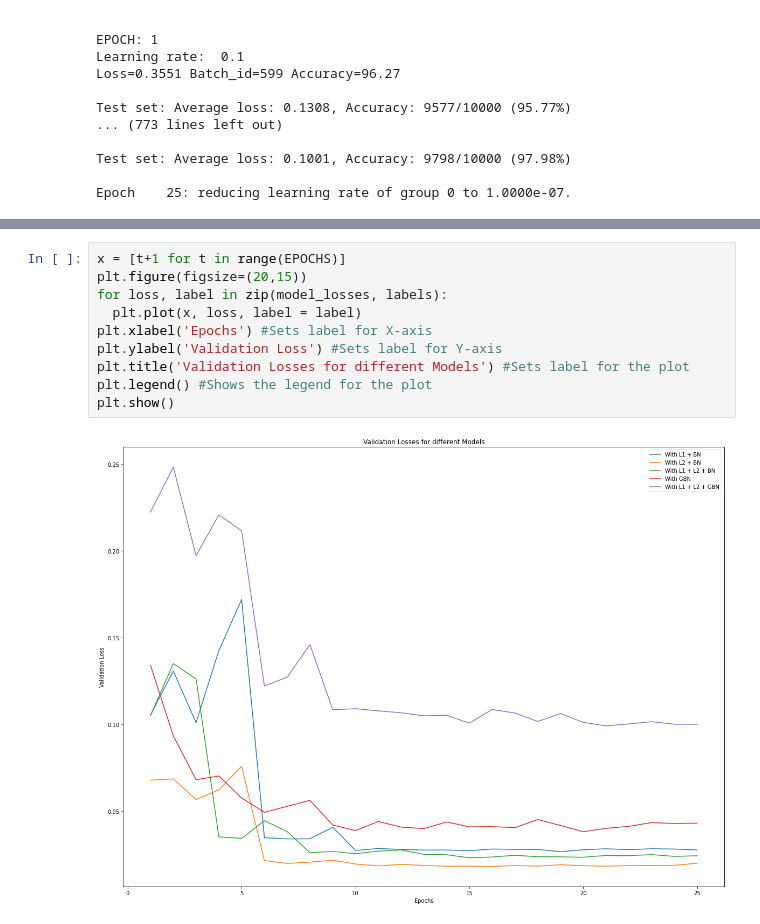
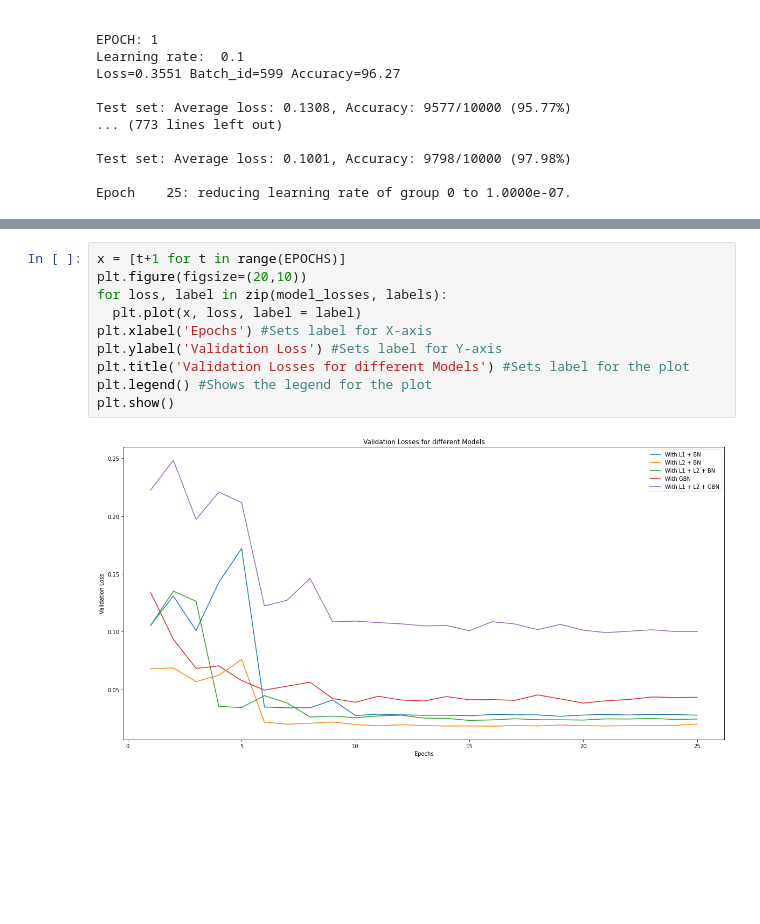
Before and after one commit to AkshitAggarwal/TSAI_EVA5B2_Phase1, a Jupyter notebook: Session_06/S6_Assignment.ipynb, the cells around one changed output, grey strips where cells are left out. Cells and saved outputs as stored; diff of their text form; blank space fills up the shorter version.

```diff
--- a/Session_06/S6_Assignment.ipynb
+++ b/Session_06/S6_Assignment.ipynb
@@ -292,12 +292,12 @@ plt.show()
 # %%
 x = [t+1 for t in range(EPOCHS)]
-plt.figure(figsize=(20,15))
+plt.figure(figsize=(20,10))
 for loss, label in zip(model_losses, labels):
   plt.plot(x, loss, label = label)
 plt.xlabel('Epochs') #Sets label for X-axis
 plt.ylabel('Validation Loss') #Sets label for Y-axis
 plt.title('Validation Losses for different Models') #Sets label for the plot
 plt.legend() #Shows the legend for the plot
 plt.show()
 # %% [output]
-[figure, old version]
+[figure, new version]
```
Also changed, not shown: parts of 1 cell of this notebook.
